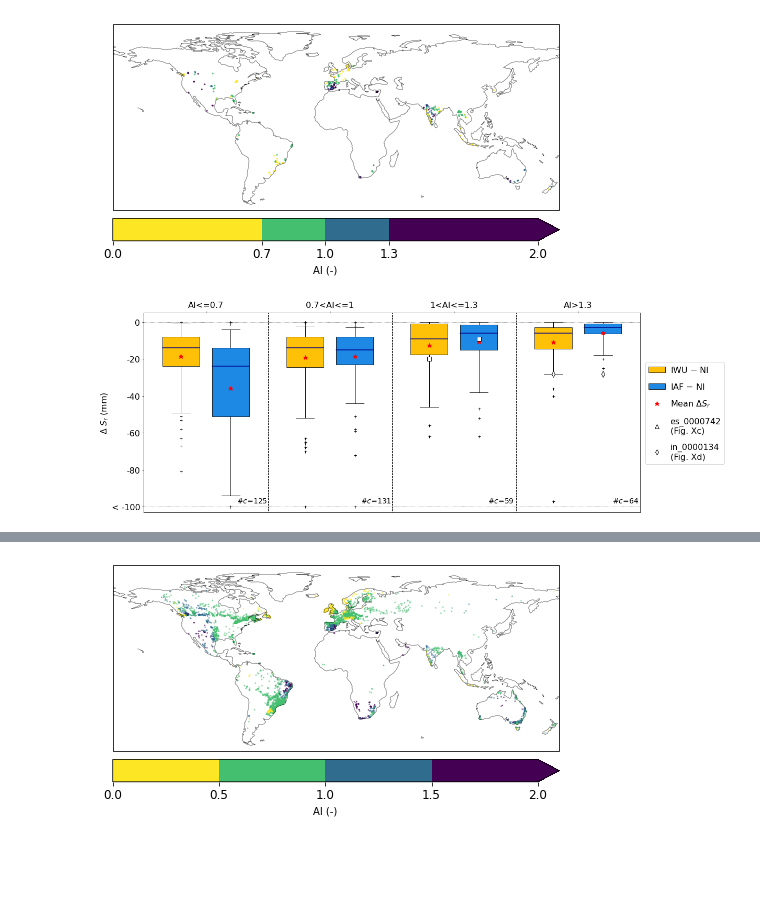
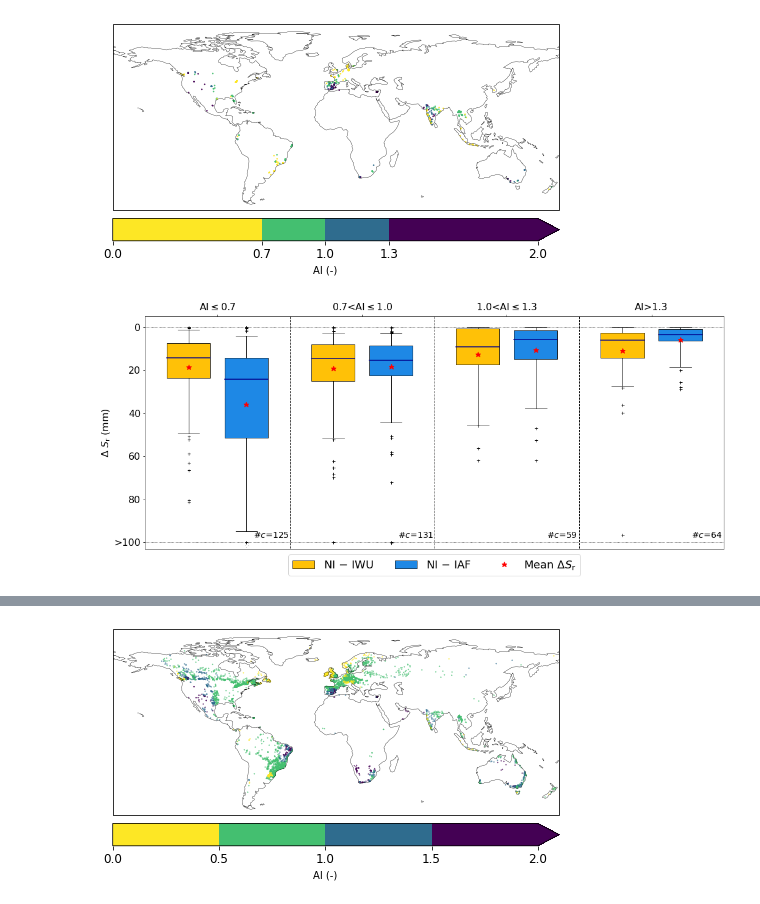
Before and after one commit to fvanoorschot/global_sr_module, a Jupyter notebook: irrigation_paper_figures.ipynb, the cells around one changed output, grey strips where cells are left out. Drawn from its saved outputs; the diff is of its cells as text; code cells hidden in the pictures; blank space fills up the shorter version.

```diff
--- a/irrigation_paper_figures.ipynb
+++ b/irrigation_paper_figures.ipynb
@@ -448,3 +479,15 @@ ax.legend(fontsize=14,loc='upper left')
 fig.savefig(f'{fig_dir}/monte_carlo_rmse.jpg',dpi=300,bbox_inches='tight')
 # %% [output]
 [figure]
+# %%
+b=0.9
+f = b
+o = f*d['ia']
+er = o-d['fiwu']
+er_m = er.mean()
+er_mse = np.mean(er**2)
+er_mae = np.mean(np.abs(er))
+er_std =er.std()
+er_med = er.median()
+er_iqr =er.quantile(0.75) - er.quantile(0.25)
+er_rmse = np.sqrt(np.mean((o-d['fiwu'])**2))
@@ -2184,14 +2431,10 @@ fig.savefig(f'{fig_dir}/ai_map.jpg',bbox_inches='tight',dpi=300)
 [figure]
 # %%
 #abs - IA bins
-e_df0 = e_df[(ai<0.7)]
+e_df0 = e_df[(ai<=0.7)]
 e_df1 = e_df[(ai>0.7)&(ai<=1)]
 e_df2 = e_df[(ai>1)&(ai<=1.3)]
 e_df3 = e_df[(ai>1.3)]
-
-e_df1.loc['in_0000026']['f0_fiwu']=-100
-e_df0.loc['id_0000009']['f0_fopt']=-100.001
-e_df0.loc['in_0000281']['f0_fopt']=-100.001
 
 boxprops1 = dict(facecolor=c3,color="black",linewidth=0.8)
 boxprops2 = dict(facecolor=c2,color="black",linewidth=0.8)
@@ -2212,47 +2455,49 @@ ax.boxplot(e_df1.iloc[:,1],positions=[3.9],widths=0.6,whis=[5,95],patch_artist=T
 
 ax.boxplot(e_df2.iloc[:,0],positions=[5.1],widths=0.6,whis=[5,95],patch_artist=True,showmeans=True,boxprops=boxprops1,medianprops=medianprops,meanprops=meanpointprops,flierprops=flierprops,capprops=capprops,zorder=0)
 ax.boxplot(e_df2.iloc[:,1],positions=[5.9],widths=0.6,whis=[5,95],patch_artist=True,showmeans=True,boxprops=boxprops2,medianprops=medianprops,meanprops=meanpointprops,flierprops=flierprops,capprops=capprops,zorder=0)
-ax.plot([5.1,5.9],e_df2.loc[ca3].values,marker='s',linestyle='None', markeredgecolor='black',markerfacecolor='white',markersize=8,zorder=1)
+# ax.plot([5.1,5.9],e_df2.loc[ca3].values,marker='s',linestyle='None', markeredgecolor='black',markerfacecolor='white',markersize=8,zorder=1)
 
 bp1=ax.boxplot(e_df3.iloc[:,0],positions=[7.1],widths=0.6,whis=[5,95],patch_artist=True,showmeans=True,boxprops=boxprops1,medianprops=medianprops,meanprops=meanpointprops,flierprops=flierprops,capprops=capprops,zorder=0)
 bp2=ax.boxplot(e_df3.iloc[:,1],positions=[7.9],widths=0.6,whis=[5,95],patch_artist=True,showmeans=True,boxprops=boxprops2,medianprops=medianprops,meanprops=meanpointprops,flierprops=flierprops,capprops=capprops,zorder=0)
-ax.plot([7.1,7.9],e_df3.loc[ca4].values,marker='d',linestyle='None', markeredgecolor='black',markerfacecolor='white',markersize=8,zorder=1)
+# ax.plot([7.1,7.9],e_df3.loc[ca4].values,marker='d',linestyle='None', markeredgecolor='black',markerfacecolor='white',markersize=8,zorder=1)
 
 ax.annotate('#$c$='+str(e_df0.count()[0]),(2,-98),size=14)
 ax.annotate('#$c$='+str(e_df1.count()[0]),(4,-98),size=14)
 ax.annotate('#$c$='+str(e_df2.count()[0]),(6.05,-98),size=14)
 ax.annotate('#$c$='+str(e_df3.count()[0]),(8.05,-98),size=14)
 
-
-p3 = ax.plot(1,-200, marker='^', markeredgecolor='black',markerfacecolor='white',linestyle = 'None',markersize=7.5)
-# p2 = ax.plot(1,-200,'r*',markersize=9)
-
 ax.set_ylim(-103,5)
 ax.set_xlim(0.5,8.5)
 ax.set_xticks([1.5,3.5,5.5,7.5])
 ax.set_yticks([0,-20,-40,-60,-80,-100])
-ax.set_yticklabels([0,-20,-40,-60,-80,'< -100'])
-ax.set_xticklabels(['AI<=0.7','0.7<AI<=1','1<AI<=1.3','AI>1.3'],size=18)
+ax.set_yticklabels([0,20,40,60,80,'>100'])
 ax.xaxis.set_tick_params(top=True, labeltop=True, bottom=False, labelbottom=False)
 ax.tick_params(axis='both', which='major', labelsize=16)
+ax.set_xticklabels(['AI$\leq$0.7','0.7<AI$\leq$1.0','1.0<AI$\leq$1.3','AI>1.3'],size=16)
 ax.set_ylabel('$\Delta$ $S_\mathrm{r}$ (mm)',size=16)
 
 ax.hlines(0,0,10,color='k',linestyle=':',linewidth=0.7)
 ax.hlines(-100,0,10,color='k',linestyle=':',linewidth=0.7)
 ax.vlines(2.5,-200,20,color='k',linestyle='--',linewidth=1)
 ax.vlines(4.5,-200,20,color='k',linestyle='--',linewidth=1)
 ax.vlines(6.5,-200,20,color='k',linestyle='--',linewidth=1)
 
-p2 = ax.plot(1,-200, marker='d', markeredgecolor='black',markerfacecolor='white',linestyle = 'None',markersize=7.5)
+# plot values <-100 at -100
+ax.plot(1.9,-100.591,color='white',marker='+',markersize=5)
+ax.plot(1.9,-100.33,color='white',marker='+',markersize=5)
+ax.plot(1.9,-101.408,color='white',marker='+',markersize=5)
+ax.plot(1.9,-100,color='black',marker='+',markersize=5)
+ax.plot(3.1,-100,color='black',marker='+',markersize=5)
+ax.plot(3.9,-100,color='black',marker='+',markersize=5)
+
 p1 = ax.plot(1,-200,'r*',markersize=9)
-ax.legend([bp1["boxes"][0], bp2["boxes"][0],p1[0],p3[0],p2[0]],
-          ['IWU $-$ NI','IAF $-$ NI','Mean $\Delta$$S_\mathrm{r}$',
-           '\n'.join(wrap(f'{ca3} (Fig. Xc)', 10)),'\n'.join(wrap(f'{ca4} (Fig. Xd)', 10))],
-          ncol=1,fontsize= 16,loc='lower center',bbox_to_anchor=(1.09, 0.22),handletextpad=0.6,labelspacing=1,columnspacing = 0.5)
+ax.legend([bp1["boxes"][0], bp2["boxes"][0],p1[0]],
+          ['NI $-$ IWU','NI $-$ IAF','Mean $\Delta$$S_\mathrm{r}$'],
+          ncol=3,fontsize= 18,loc='lower center',bbox_to_anchor=(0.5, -0.14),handletextpad=0.8,labelspacing=3,columnspacing = 2)
 
 fig.savefig(f'{fig_dir}/box_abs_diff_AI.jpg', dpi=300, bbox_inches='tight')
 # %% [output]
-[figure, old version]
+[figure, new version]
 # %%
 d = pd.DataFrame(index=['$S_\mathrm{r}$-IWU $-$ $S_{\mathrm{r}}$-NI','$S_\mathrm{r}$-IA $-$ $S_\mathrm{r}$-NI'])
 d['med0']=np.round(e_df0.median(),2).values
```
Also changed, not shown: parts of 44 cells of this notebook, 2 other files.
